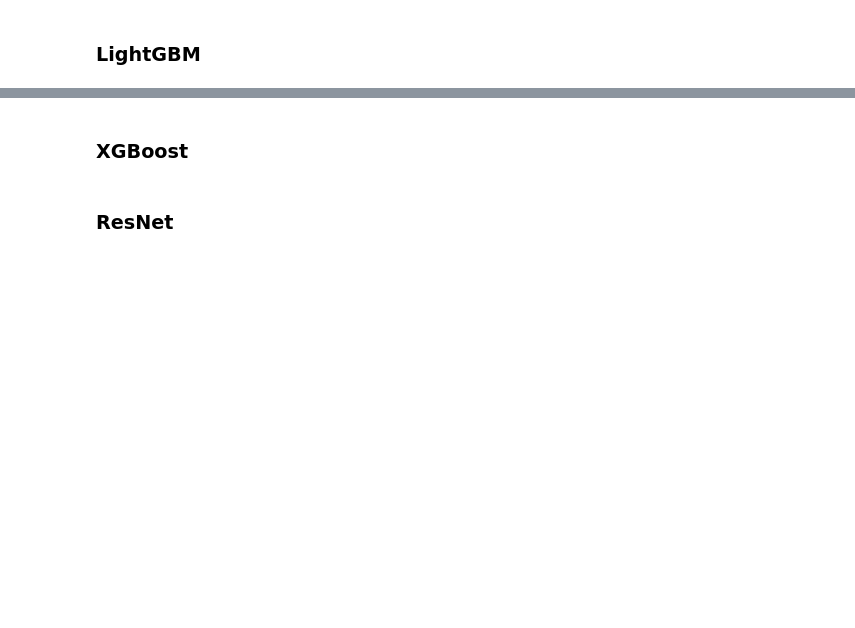
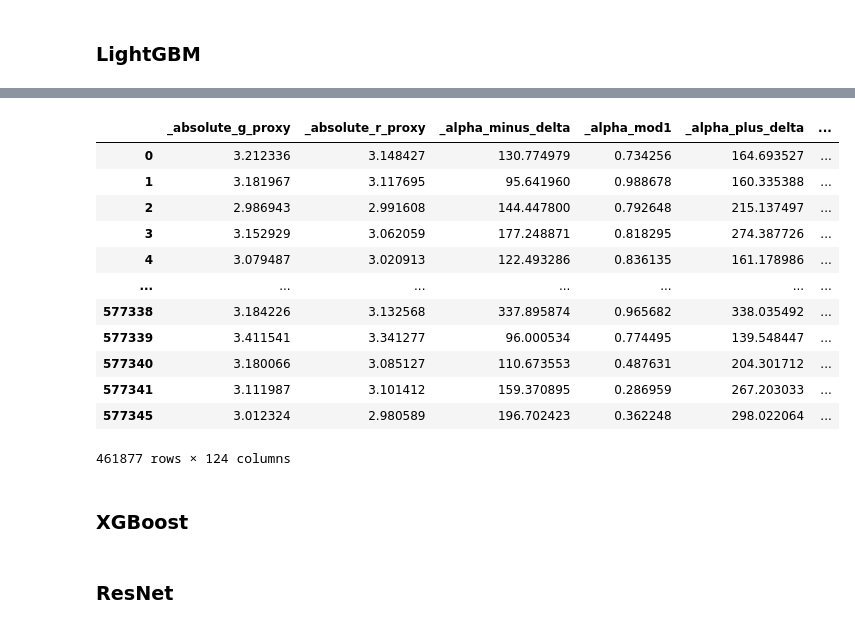
Before and after one commit to Aryan-Kaisth/Kaggle-Competitions, a Jupyter notebook: S6E6-Stellar-Class/notebooks/experiments.ipynb, the cells around one changed output, grey strips where cells are left out. Saved outputs shown, nothing was run; the diff lists cells and outputs as text; code cells hidden in the pictures; blank space fills up the shorter version.

```diff
--- a/S6E6-Stellar-Class/notebooks/experiments.ipynb
+++ b/S6E6-Stellar-Class/notebooks/experiments.ipynb
@@ -378,10 +368,10 @@ for i in range(3):
 # %% [markdown]
 ### HistGBM
 # %%
-categorical_cols = ["spectral_type", "galaxy_population"]
+"""categorical_cols = ["spectral_type", "galaxy_population"]
 
 X[categorical_cols] = X[categorical_cols].astype('category')
-X_test[categorical_cols] = X_test[categorical_cols].astype('category')
+X_test[categorical_cols] = X_test[categorical_cols].astype('category')"""
 # %%
 # Predictions
 oof_predictions = np.zeros((len(train), config.N_CLASSES), dtype=np.float32)
@@ -506,9 +502,6 @@ with mlflow.start_run(run_name=RUN_NAME):
         y_train = y[train_indices]
         y_valid = y[valid_indices]
         X_test_copy = copy.deepcopy(X_test)
-
-        X_train = pd.concat([X_train, X_orig], axis=0)
-        y_train = np.concatenate([y_train, y_orig], axis=0)
 
         # initiate model
         model = LGBMClassifier(**config.LGBM_PARAMS)
@@ -555,9 +548,6 @@ with mlflow.start_run(run_name=RUN_NAME):
     # Mlflow params logging
     mlflow.log_params(config.LGBM_PARAMS)
 
-    # Mlflow input feature names logging
-    mlflow.log_dict({"feature_names": feature_names}, "feature_names.json")
-
     # Garbage collector
     if config.N_FOLDS < 5:
         del X_train, y_train, X_valid, y_valid, model
@@ -576,3 +574,19 @@ test_proba_df.to_csv(test_path, index=False)
+# %%
+X_train
+# %% [output]
+|  | _absolute_g_proxy | _absolute_r_proxy | _alpha_minus_delta | _alpha_mod1 | _alpha_plus_delta | ... |
+| 0 | 3.212336 | 3.148427 | 130.774979 | 0.734256 | 164.693527 | ... |
+| 1 | 3.181967 | 3.117695 | 95.641960 | 0.988678 | 160.335388 | ... |
+| 2 | 2.986943 | 2.991608 | 144.447800 | 0.792648 | 215.137497 | ... |
+| 3 | 3.152929 | 3.062059 | 177.248871 | 0.818295 | 274.387726 | ... |
+| 4 | 3.079487 | 3.020913 | 122.493286 | 0.836135 | 161.178986 | ... |
+| ... | ... | ... | ... | ... | ... | ... |
+| 577338 | 3.184226 | 3.132568 | 337.895874 | 0.965682 | 338.035492 | ... |
+| 577339 | 3.411541 | 3.341277 | 96.000534 | 0.774495 | 139.548447 | ... |
+| 577340 | 3.180066 | 3.085127 | 110.673553 | 0.487631 | 204.301712 | ... |
+| 577341 | 3.111987 | 3.101412 | 159.370895 | 0.286959 | 267.203033 | ... |
+| 577345 | 3.012324 | 2.980589 | 196.702423 | 0.362248 | 298.022064 | ... |
+461877 rows × 124 columns
 # %% [markdown]
 ### XGBoost
 # %%
```
Also changed, not shown: parts of 7 cells of this notebook.
